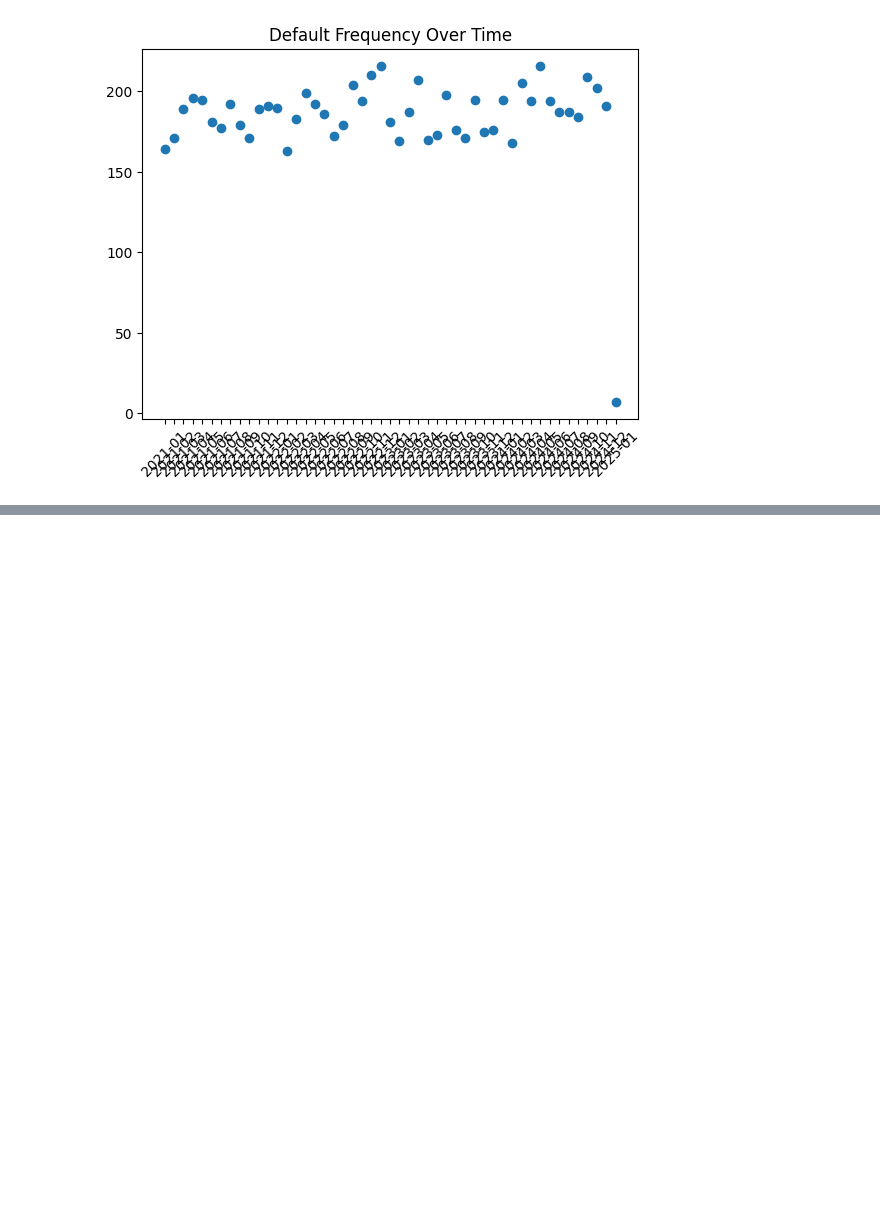
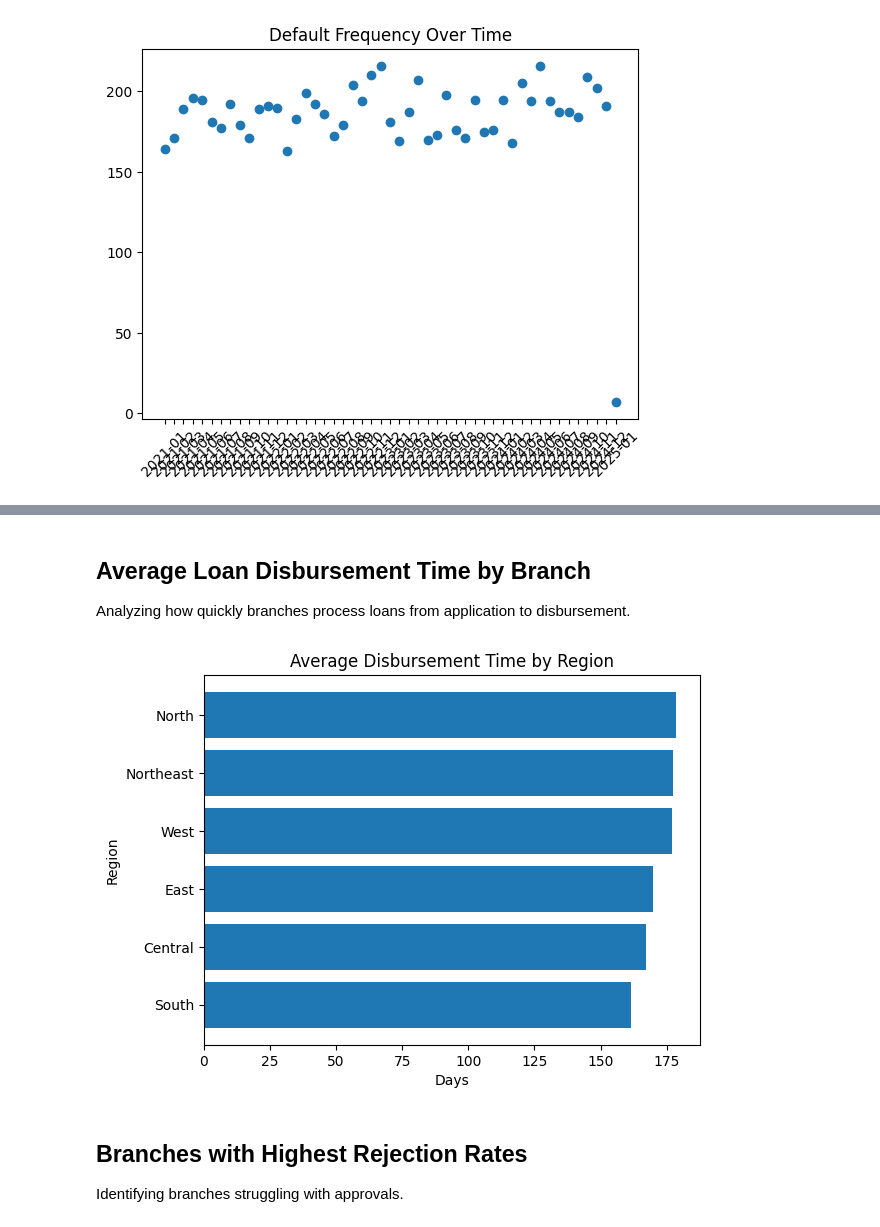
Before and after one commit to madhurmd/hero-fincorp-loan-analysis, a Jupyter notebook: notebooks/analysis.ipynb, the cells around one changed output, grey strips where cells are left out. Saved outputs shown, nothing was run; the diff lists cells and outputs as text; code cells hidden in the pictures; blank space fills up the shorter version.

Commit message:
Completed Task 15: Branch Efficiency

```diff
--- a/notebooks/analysis.ipynb
+++ b/notebooks/analysis.ipynb
@@ -1828,0 +1834,35 @@ plt.show()
+# %% [markdown]
+## Average Loan Disbursement Time by Branch
+
+Analyzing how quickly branches process loans from application to disbursement.
+# %%
+process_df = loans.merge(
+    applications[['Loan_ID', 'Application_Date']],
+    on='Loan_ID',
+    how='left'
+)
+
+process_df['Disbursement_Time'] = (
+    process_df['Disbursal_Date'] - process_df['Application_Date']
+).dt.days
+# %%
+process_df = process_df.merge(
+    customers[['Customer_ID', 'Region']],
+    on='Customer_ID',
+    how='left'
+)
+# %%
+region_time = process_df.groupby('Region')['Disbursement_Time'].mean().sort_values()
+# %%
+plt.figure()
+plt.barh(region_time.index, region_time.values)
+plt.title("Average Disbursement Time by Region")
+plt.xlabel("Days")
+plt.ylabel("Region")
+plt.show()
+# %% [output]
+[figure, added]
+# %% [markdown]
+## Branches with Highest Rejection Rates
+
+Identifying branches struggling with approvals.
```
Also changed, not shown: parts of 13 cells of this notebook.
